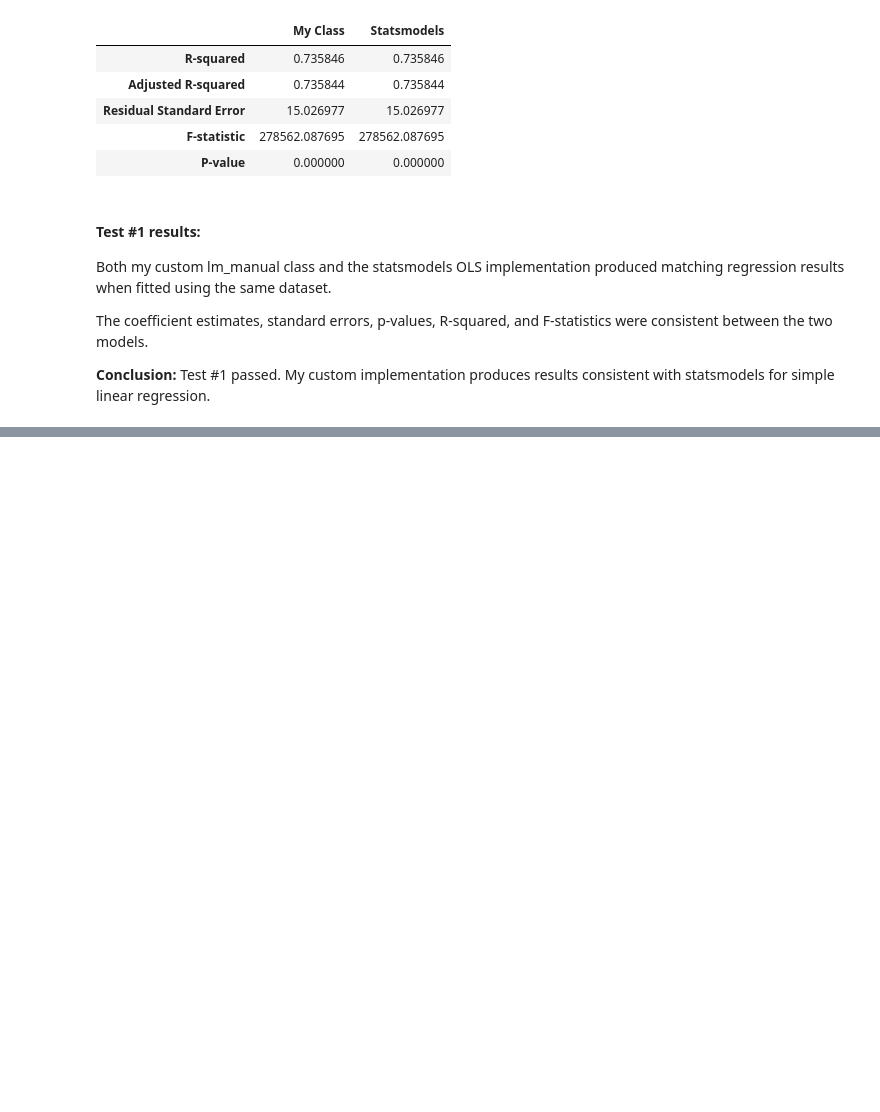
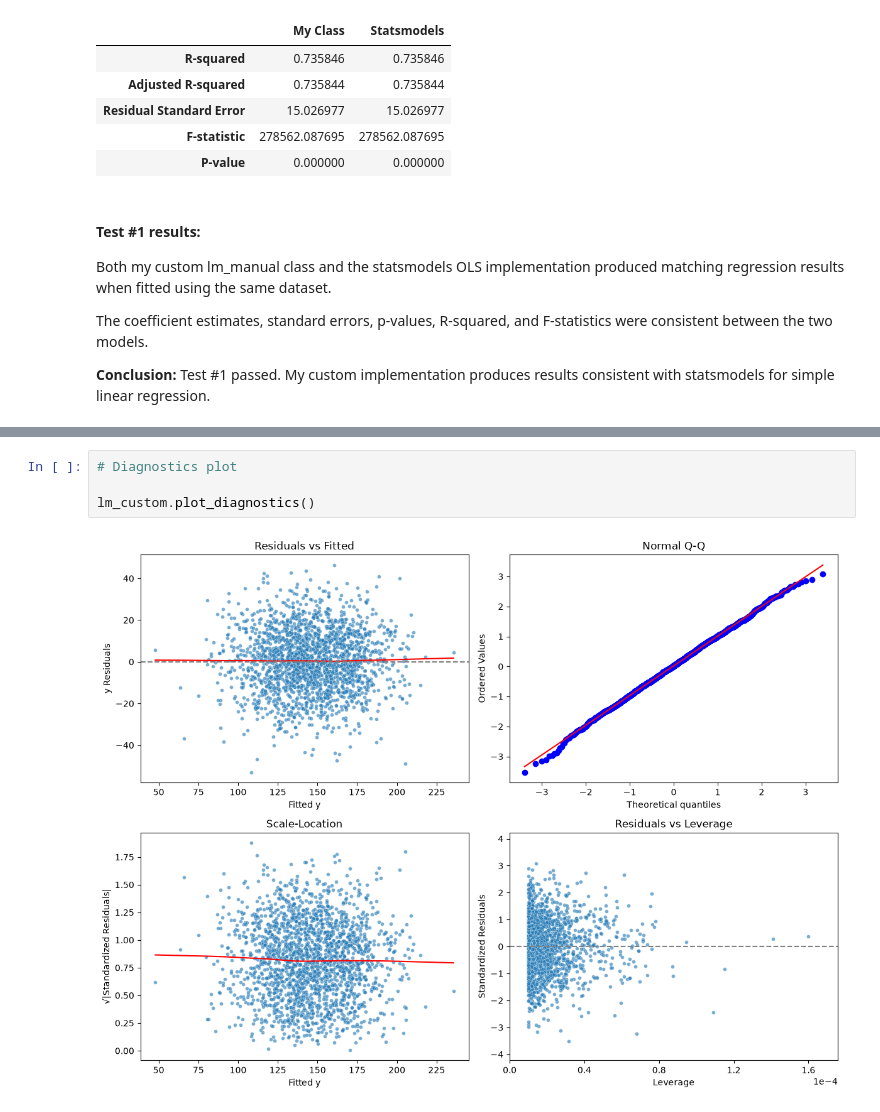
Before and after one commit to xavierland605/Python-Linear-Regression-Library, a Jupyter notebook: test.ipynb, the cells around one changed output, grey strips where cells are left out. Saved outputs shown, nothing was run; the diff lists cells and outputs as text; blank space fills up the shorter version.

```diff
--- a/test.ipynb
+++ b/test.ipynb
@@ -132,0 +346,6 @@ The coefficient estimates, standard errors, p-values, R-squared, and F-statistic
+# %%
+# Diagnostics plot
+
+lm_custom.plot_diagnostics()
+# %% [output]
+[figure, added]
```
Also changed, not shown: parts of 17 cells of this notebook, 1 other file.
